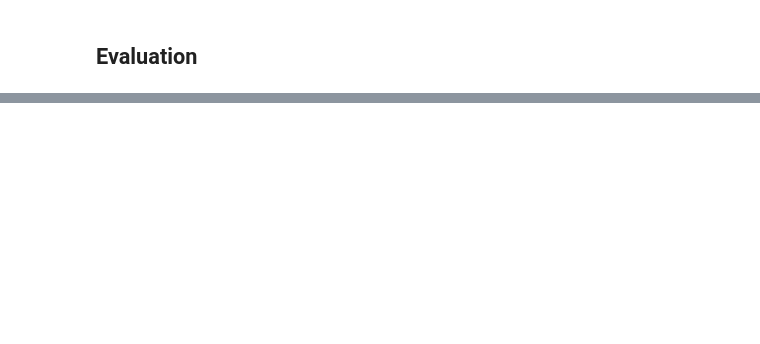
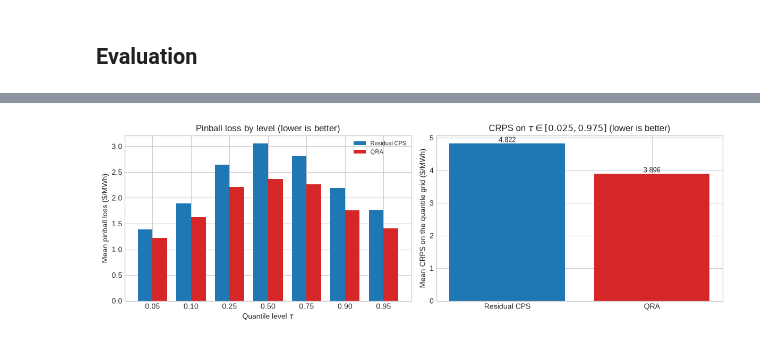
Before and after one commit to jassimga4/math5001-wem-price-forecasting, a Jupyter notebook: notebooks/03_conformal_prediction.ipynb, the cells around one changed output, grey strips where cells are left out. Cells and saved outputs as stored; diff of their text form; code cells hidden in the pictures; blank space fills up the shorter version.

```diff
--- a/notebooks/03_conformal_prediction.ipynb
+++ b/notebooks/03_conformal_prediction.ipynb
@@ -611,3 +736,31 @@ plt.show()
+# %%
+fig, axes = plt.subplots(1, 2, figsize=(12, 4))
+
+ax = axes[0]
+pin_wide = pinball_results.pivot(index="tau", columns="method", values="pinball")
+x = np.arange(len(pin_wide.index))
+DIST_COLORS = {"Residual CPS": "C0", "QRA": "C3"}
+for k, label in enumerate(["Residual CPS", "QRA"]):
+    ax.bar(x + (k - 0.5) * 0.38, pin_wide[label].to_numpy(), width=0.38, label=label, color=DIST_COLORS[label])
+ax.set_xticks(x)
+ax.set_xticklabels([f"{t:.2f}" for t in pin_wide.index])
+ax.set_xlabel(r"Quantile level $\tau$")
+ax.set_ylabel("Mean pinball loss ($/MWh)")
+ax.set_title("Pinball loss by level (lower is better)")
+ax.legend(fontsize=8)
+
+ax = axes[1]
+ax.bar(crps_results["method"], crps_results["mean_crps_grid"], color=[DIST_COLORS[m] for m in crps_results["method"]])
+for k, v in enumerate(crps_results["mean_crps_grid"]):
+    ax.text(k, v, f"{v:.3f}", ha="center", va="bottom", fontsize=9)
+ax.set_ylabel("Mean CRPS on the quantile grid ($/MWh)")
+ax.set_title(rf"CRPS on $\tau \in [{QRA_TAUS[0]}, {QRA_TAUS[-1]}]$ (lower is better)")
+
+fig.tight_layout()
+fig.savefig(FIGURE_DIR / "cps_pinball_crps.png", dpi=150, bbox_inches="tight")
+plt.show()
+# %% [output]
+[figure, added]
 # %%
 # A few days of 90% intervals around a high-volatility week if present, else the first test week.
 sample_start = predictions.index.min()
```
Also changed, not shown: parts of 10 cells of this notebook, 10 other files.
